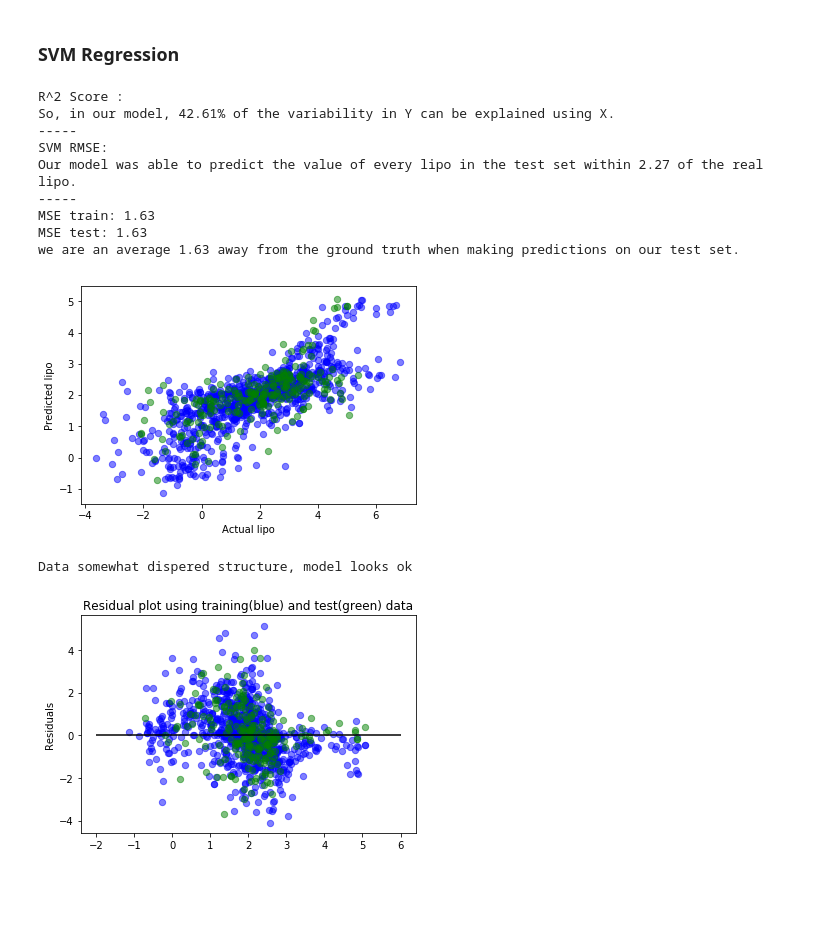
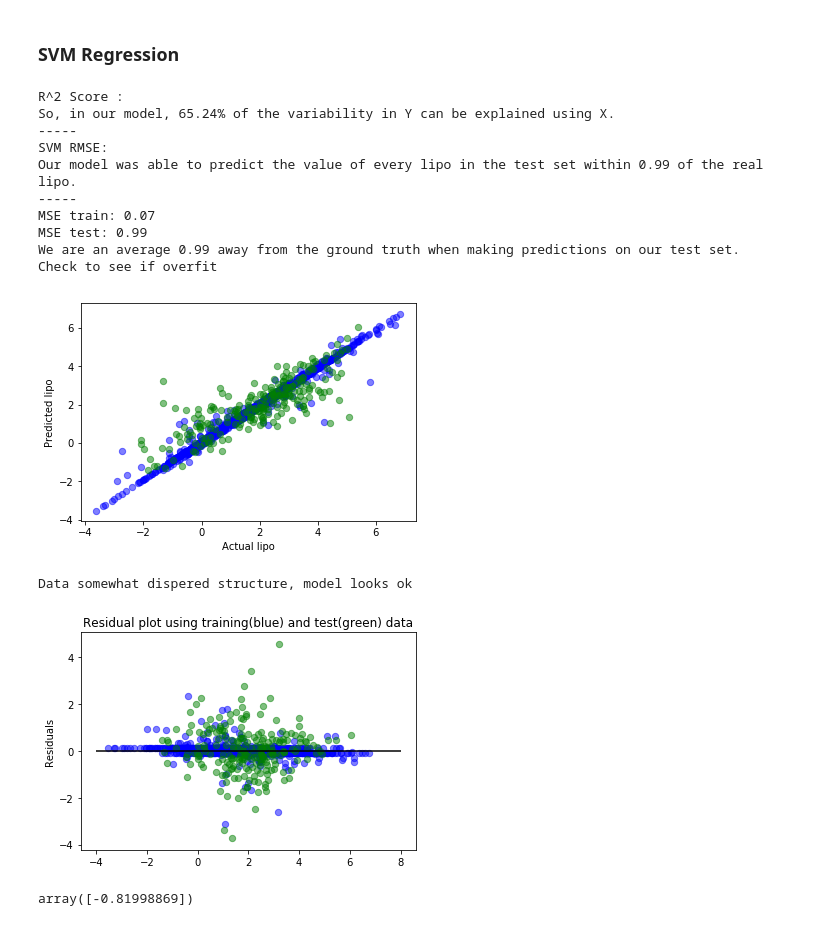
Before and after one commit to cfu288/ml-predict-lipohpillicity, a Jupyter notebook: main.ipynb, the cells around one changed output. Saved outputs shown, nothing was run; the diff lists cells and outputs as text; code cells hidden in the pictures; blank space fills up the shorter version.

Commit message:
tuning SVM hyperparams

```diff
--- a/main.ipynb
+++ b/main.ipynb
@@ -21,7 +21,9 @@ from rdkit.Chem.rdmolops import RDKFingerprint
 from rdkit.Chem import Draw
 from rdkit.Chem.Draw import IPythonConsole
 # %%
-dataset = pandas.read_excel("dataset.xlsx")
+dataset_read = pandas.read_excel("dataset.xlsx")
 
 # Trim Wang's (2015) predicted values since we are calculating these ourselves
-dataset = dataset.iloc[:,0:4]
+dataset = dataset_read.iloc[:,0:4]
+results = dataset_read.iloc[:,4:]
+results.head()
@@ -166,7 +155,12 @@ Data not randomly dispered and has structure, need to adjust linear regression m
 # %% [markdown]
 ### SVM Regression
 # %%
-model = SVR()
+model = SVR(
+#     # tune hyperparams
+    kernel='rbf',
+    C=10, #regularization parameter, smaller values are larger margins
+    gamma = .01, # small val -> include far data points, large -> only those close to margin
+)
 model.fit(x_train, y_train)
 # predict on the unseen dataset
 y_pred_train = model.predict(x_train)
@@ -177,43 +171,56 @@ y_pred = model.predict(x_test)
 print("R^2 Score :")
 print('So, in our model, {:.2f}% of the variability in Y can be explained using X. '.format(model.score(x_test, y_test)*100))
 print("-----")
 svm_mse = mean_squared_error(y_pred, y_test)
 svm_rmse = numpy.sqrt(svm_mse)
 
 print('SVM RMSE:')
-print('Our model was able to predict the value of every lipo in the test set within {:.2f} of the real lipo.'.format(lin_rmse))
+print('Our model was able to predict the value of every lipo in the test set within {:.2f} of the real lipo.'.format(svm_rmse))
 print("-----")
 
 # We want a low mse
 print("MSE train: {:.2f}".format(mean_squared_error(y_pred_train, y_train)))
 print("MSE test: {:.2f}".format(mean_squared_error(y_pred, y_test)))
-print("we are an average {:.2f} away from the ground truth when making predictions on our test set.".format(mean_squared_error(y_pred, y_test)))
-# Data is overfit
-
+print("We are an average {:.2f} away from the ground truth when making predictions on our test set.".format(mean_squared_error(y_pred, y_test)))
+if(mean_squared_error(y_pred_train, y_train)*2 < mean_squared_error(y_pred, y_test)):
+    print("Check to see if overfit")
 # Plot outputs training data
 plt.scatter(y_train, y_pred_train,c='b',s=40, alpha=.5)
 # Plot outputs test data
 plt.scatter(y_test,y_pred, c='g',s=40, alpha=.5)
 plt.xlabel("Actual lipo")
 plt.ylabel("Predicted lipo")
 plt.show()
 
 plt.scatter(model.predict(x_train), model.predict(x_train)-y_train, c='b',s=40, alpha=.5)
 plt.scatter(model.predict(x_test), model.predict(x_test)-y_test, c='g',s=40, alpha=.5)
-plt.hlines(y=0, xmin=-2, xmax=6)
+plt.hlines(y=0, xmin=-4,xmax=8)
 plt.title("Residual plot using training(blue) and test(green) data")
 plt.ylabel("Residuals")
 print("Data somewhat dispered structure, model looks ok")
 # %% [output]
 R^2 Score :
-So, in our model, 42.61% of the variability in Y can be explained using X.
+So, in our model, 65.24% of the variability in Y can be explained using X.
 -----
 SVM RMSE:
-Our model was able to predict the value of every lipo in the test set within 2.27 of the real lipo.
+Our model was able to predict the value of every lipo in the test set within 0.99 of the real lipo.
 -----
-MSE train: 1.63
-MSE test: 1.63
-we are an average 1.63 away from the ground truth when making predictions on our test set.
+MSE train: 0.07
+MSE test: 0.99
+We are an average 0.99 away from the ground truth when making predictions on our test set.
+Check to see if overfit
-[figure, old version]
+[figure, new version]
 Data somewhat dispered structure, model looks ok
-[figure, old version]
+[figure, new version]
+# %%
+#Testing one molecule
+
+### return numpy of arrays
+lip_arr = [-0.92]
+molecule = Chem.MolFromSmiles('S1(=O)(=O)N(CCN1C)c1cc2c([nH]cc2CCN(C)C)cc1')
+# Lets generate a rdk fingerprint from the molecule, which is really a DataStructs.ExplicitBitVect
+RDK_fp = RDKFingerprint(molecule, fpSize=512)
+RDK_fp = numpy.matrix(numpy.array(RDK_fp))
+model.predict(RDK_fp)
+# %% [output]
+array([-0.81998869])
```
Also changed, not shown: parts of 4 cells of this notebook.
